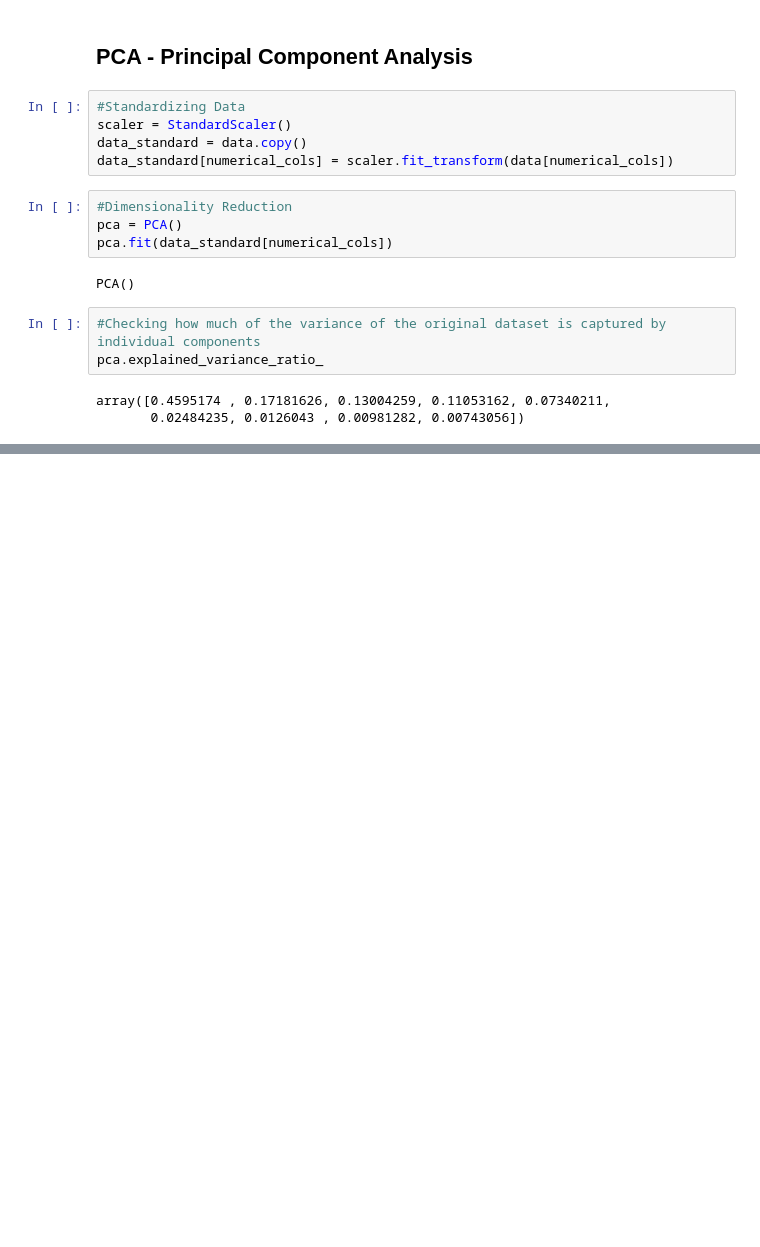
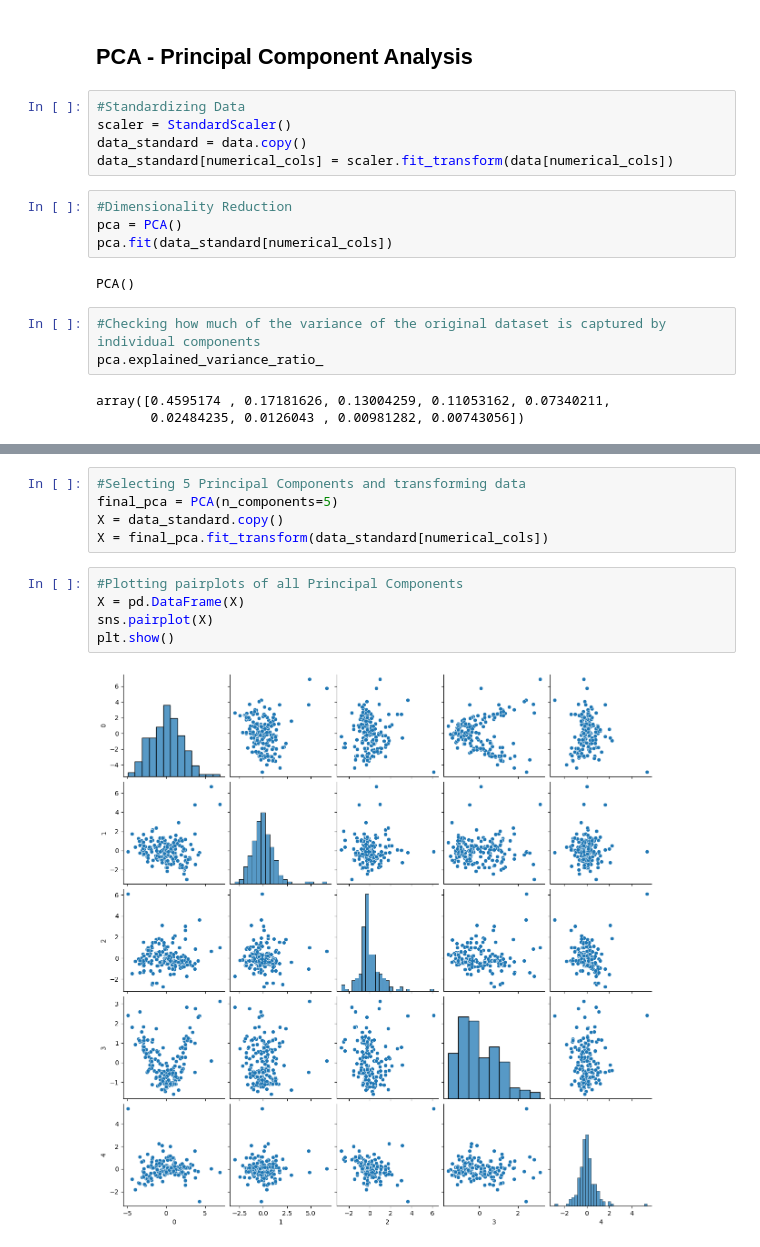
Before and after one commit to Gregoritsch3/ML_EDA_Clustering_AidAssessment, a Jupyter notebook: ML_EDA_Clustering_AidAssessment.ipynb, the cells around one changed output, grey strips where cells are left out. Drawn from its saved outputs; the diff is of its cells as text; blank space fills up the shorter version.

```diff
--- a/ML_EDA_Clustering_AidAssessment.ipynb
+++ b/ML_EDA_Clustering_AidAssessment.ipynb
@@ -384,0 +393,12 @@ plt.show()
+# %%
+#Selecting 5 Principal Components and transforming data
+final_pca = PCA(n_components=5)
+X = data_standard.copy()
+X = final_pca.fit_transform(data_standard[numerical_cols])
+# %%
+#Plotting pairplots of all Principal Components
+X = pd.DataFrame(X)
+sns.pairplot(X)
+plt.show()
+# %% [output]
+[figure, added]
```
Also changed, not shown: parts of 21 cells of this notebook, 1 other file.
